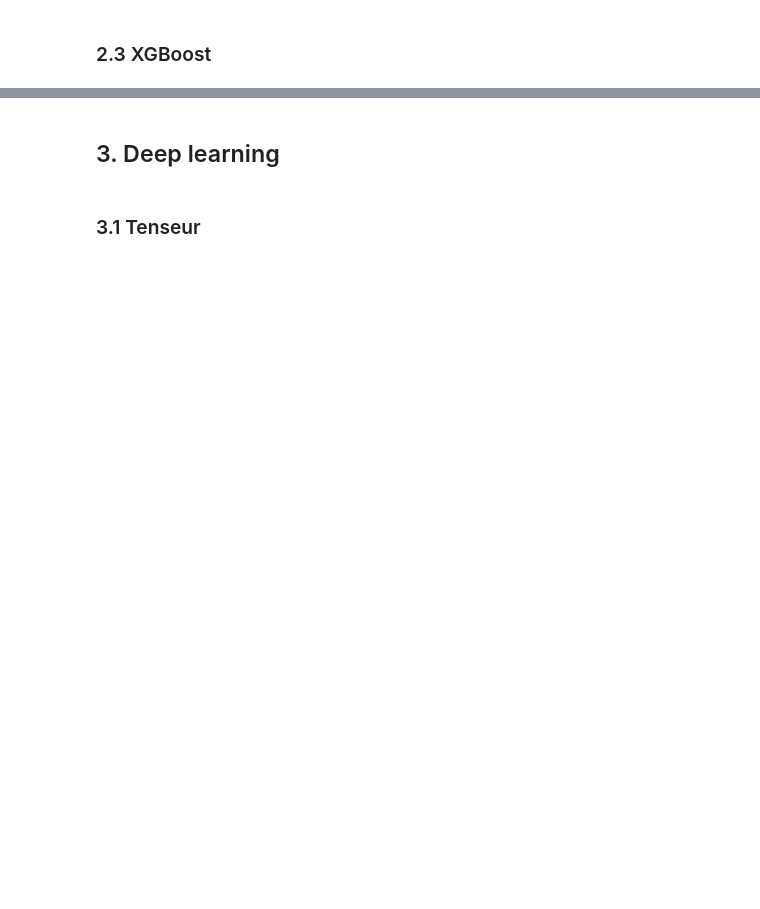
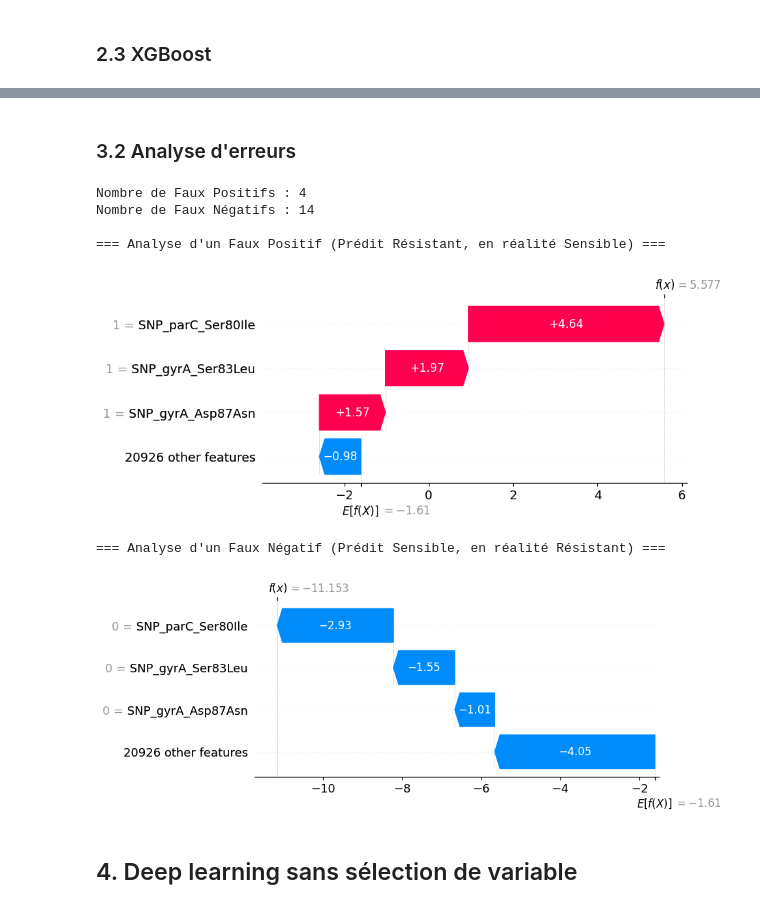
Before and after one commit to HinBenjamin/Projet_ML_and_DL, a Jupyter notebook: notebooks/exploration_benjamin.ipynb, the cells around one changed output, grey strips where cells are left out. Cells and saved outputs as stored; diff of their text form; code cells hidden in the pictures; blank space fills up the shorter version.

```diff
--- a/notebooks/exploration_benjamin.ipynb
+++ b/notebooks/exploration_benjamin.ipynb
@@ -192,0 +322,15 @@ Observé 1        13       143
+# %%
+# on créer l'explainer
+explainer_xgb = shap.TreeExplainer(model_xgb)
+
+# on calcul les valeurs de SHAP sur X_test
+shap_value_xgb =  explainer_xgb(X_test)
+print("Dimensions : ", shap_value_xgb.values.shape)
+print("Valeur de base : ", shap_value_xgb.base_values[0])
+
+
+# vue d'ensemble
+shap.plots.beeswarm(shap_value_xgb, max_display = 5)
+
+# classement simple par importance moyenne
+shap.plots.bar(shap_value_xgb, max_display = 5)
@@ -193,4 +342,36 @@ Observé 1        13       143
+# %% [markdown]
+### 3.2 Analyse d'erreurs
+# %%
+# on réccupère les prédictions sur le test
+proba_test = model_xgb.predict_proba(X_test)[:,1]
+pred_test = (proba_test >= best_thr)
+y_true = y_test.values
+
+# on cherche les faux positifs
+i_fp = np.where((y_true == 0) & (pred_test == 1))[0]
+
+# on chercher les faux négatifs
+i_fn = np.where((y_true == 1) & (pred_test == 0))[0]
+
+# on regarde la taille des deux df
+print(f"Nombre de Faux Positifs : {len(i_fp)}")
+print(f"Nombre de Faux Négatifs : {len(i_fn)}")
+
+# on affoche la waterfall pour le premier fn
+if len(i_fp) > 0:
+    print("\n=== Analyse d'un Faux Positif (Prédit Résistant, en réalité Sensible) ===")
+    shap.plots.waterfall(shap_value_xgb[i_fp[0]], max_display=4)
+
+if len(i_fn) > 0:
+    print("\n=== Analyse d'un Faux Négatif (Prédit Sensible, en réalité Résistant) ===")
+    shap.plots.waterfall(shap_value_xgb[i_fn[0]], max_display=4)
+# %% [output]
+Nombre de Faux Positifs : 4
+Nombre de Faux Négatifs : 14
+
+=== Analyse d'un Faux Positif (Prédit Résistant, en réalité Sensible) ===
+[figure, added]
+=== Analyse d'un Faux Négatif (Prédit Sensible, en réalité Résistant) ===
+[figure, added]
 # %% [markdown]
-## 3. Deep learning
+## 4. Deep learning sans sélection de variable
-# %% [markdown]
-### 3.1 Tenseur
```
Also changed, not shown: parts of 50 cells of this notebook, 18 other files.
